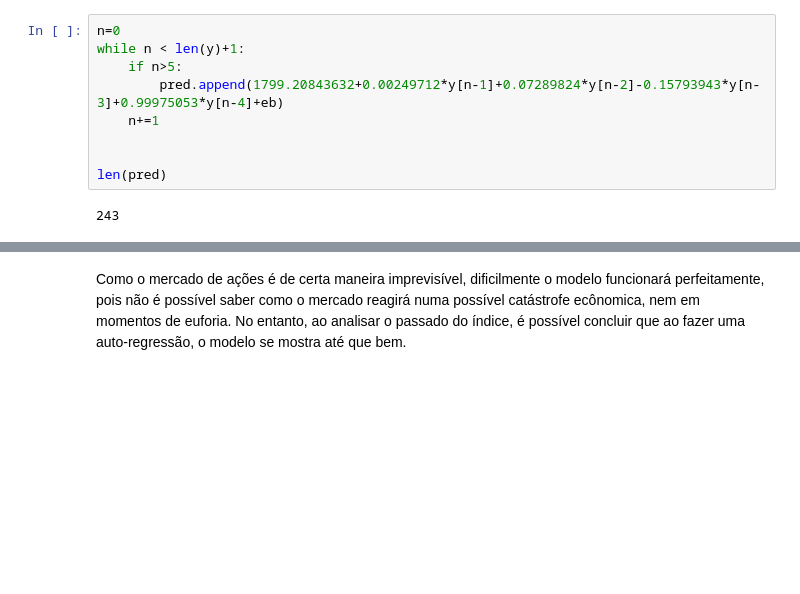
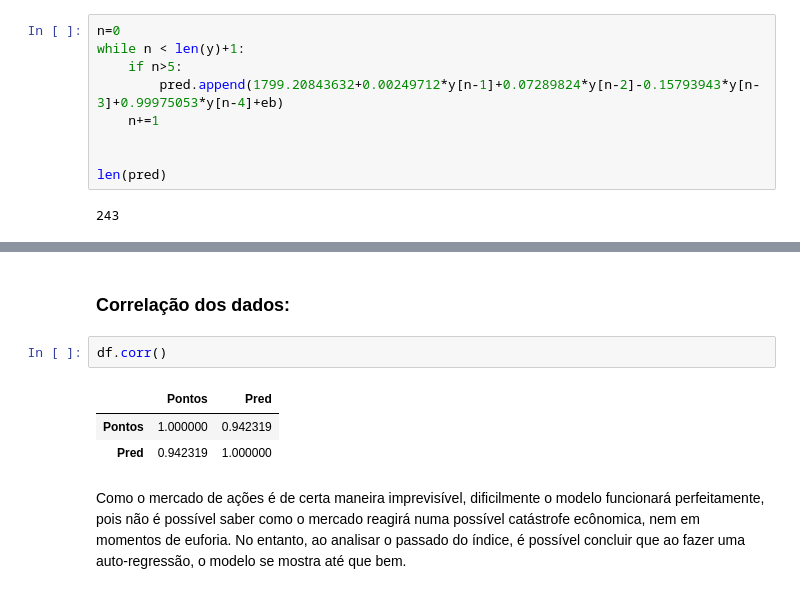
Before and after one commit to pbcarani/P3-Data-Science, a Jupyter notebook: P3_NOVO.ipynb, the cells around one changed output, grey strips where cells are left out. Saved outputs shown, nothing was run; the diff lists cells and outputs as text; blank space fills up the shorter version.

```diff
--- a/P3_NOVO.ipynb
+++ b/P3_NOVO.ipynb
@@ -407,3 +428,11 @@ plt.show();
+# %% [markdown]
+### Correlação dos dados:
+# %%
+df.corr()
+# %% [output]
+|  | Pontos | Pred |
+| Pontos | 1.000000 | 0.942319 |
+| Pred | 0.942319 | 1.000000 |
 # %% [markdown]
  Como o mercado de ações é de certa maneira imprevisível, dificilmente o modelo funcionará perfeitamente, pois não é possível saber como o mercado reagirá numa possível catástrofe ecônomica, nem em momentos de euforia. No entanto, ao analisar o passado do índice, é possível concluir que ao fazer uma auto-regressão, o modelo se mostra até que bem.
 # %% [markdown]
```
Also changed, not shown: parts of 7 cells of this notebook.
